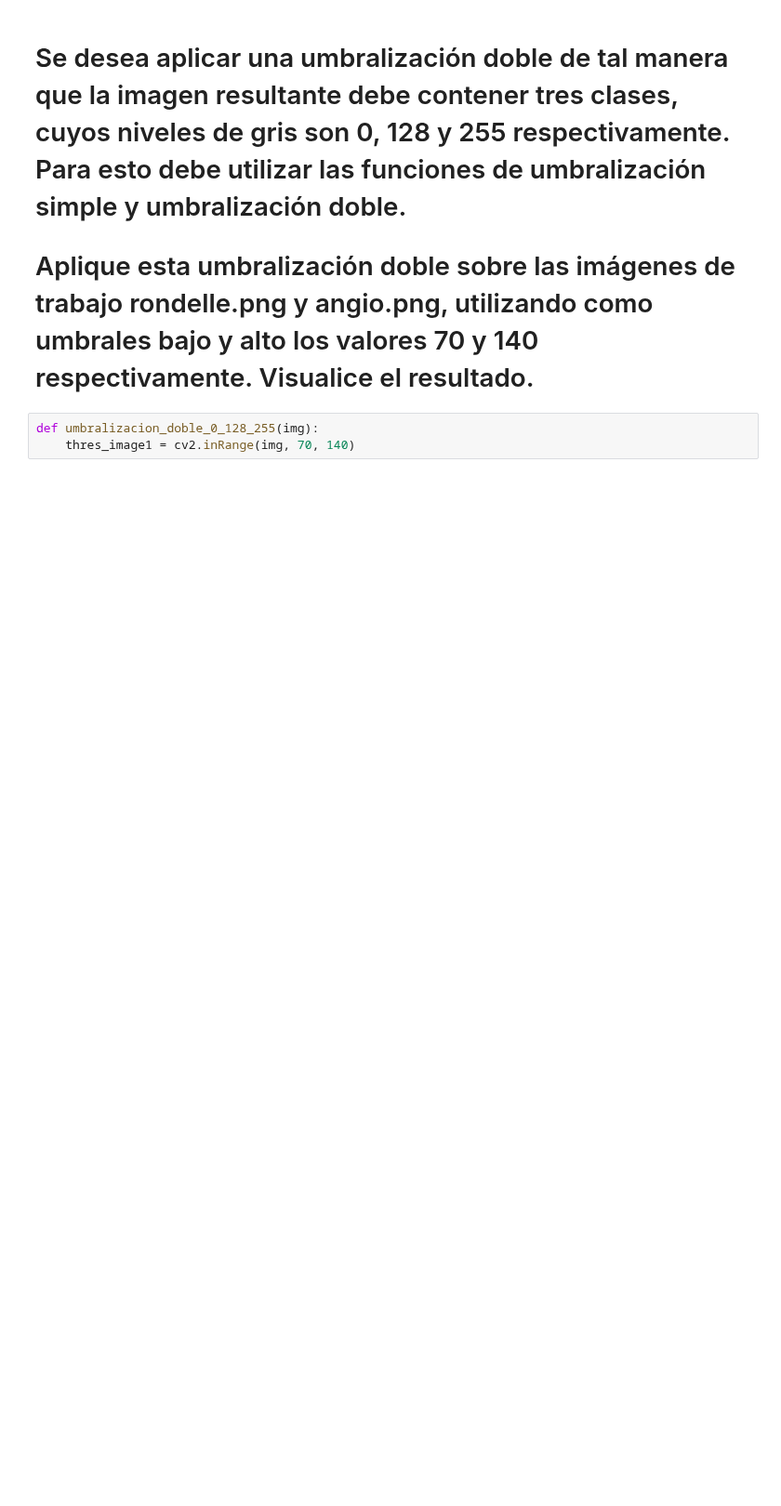
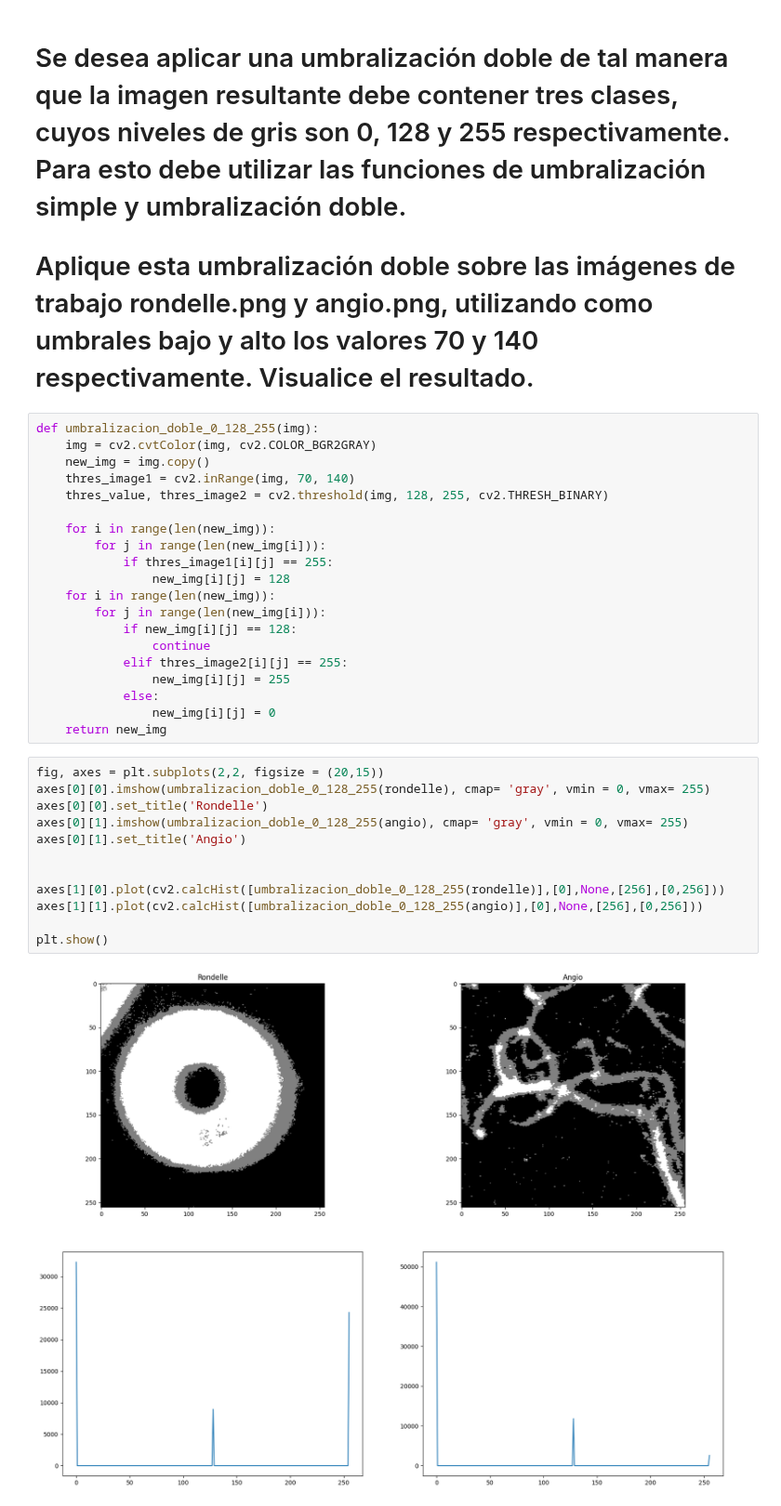
Before and after one commit to pukinidev/TalleresImagenes, a Jupyter notebook: Taller 2/Punto5.ipynb, the cells around one changed output. Shown at 93% size. Drawn from its saved outputs; the diff is of its cells as text; blank space fills up the shorter version.

```diff
--- a/Taller 2/Punto5.ipynb
+++ b/Taller 2/Punto5.ipynb
@@ -21,6 +21,37 @@ plt.show()
 # Se desea aplicar una umbralización doble de tal manera que la imagen resultante debe contener tres clases, cuyos niveles de gris son 0, 128 y 255 respectivamente. Para esto debe utilizar las funciones de umbralización simple y umbralización doble.
 
 # Aplique esta umbralización doble sobre las imágenes de trabajo rondelle.png y angio.png, utilizando como umbrales bajo y alto los valores 70 y 140 respectivamente. Visualice el resultado.
-# %%
-def umbralizacion_doble_0_128_255(img):
-    thres_image1 = cv2.inRange(img, 70, 140)
+# %%
+def umbralizacion_doble_0_128_255(img):
+    img = cv2.cvtColor(img, cv2.COLOR_BGR2GRAY)
+    new_img = img.copy()
+    thres_image1 = cv2.inRange(img, 70, 140)
+    thres_value, thres_image2 = cv2.threshold(img, 128, 255, cv2.THRESH_BINARY)
+
+    for i in range(len(new_img)):
+        for j in range(len(new_img[i])):
+            if thres_image1[i][j] == 255:
+                new_img[i][j] = 128
+    for i in range(len(new_img)):
+        for j in range(len(new_img[i])):
+            if new_img[i][j] == 128:
+                continue
+            elif thres_image2[i][j] == 255:
+                new_img[i][j] = 255
+            else:
+                new_img[i][j] = 0
+    return new_img
+# %%
+fig, axes = plt.subplots(2,2, figsize = (20,15))
+axes[0][0].imshow(umbralizacion_doble_0_128_255(rondelle), cmap= 'gray', vmin = 0, vmax= 255)
+axes[0][0].set_title('Rondelle')
+axes[0][1].imshow(umbralizacion_doble_0_128_255(angio), cmap= 'gray', vmin = 0, vmax= 255)
+axes[0][1].set_title('Angio')
+
+
+axes[1][0].plot(cv2.calcHist([umbralizacion_doble_0_128_255(rondelle)],[0],None,[256],[0,256]))
+axes[1][1].plot(cv2.calcHist([umbralizacion_doble_0_128_255(angio)],[0],None,[256],[0,256]))
+
+plt.show()
+# %% [output]
+[figure, added]
```
